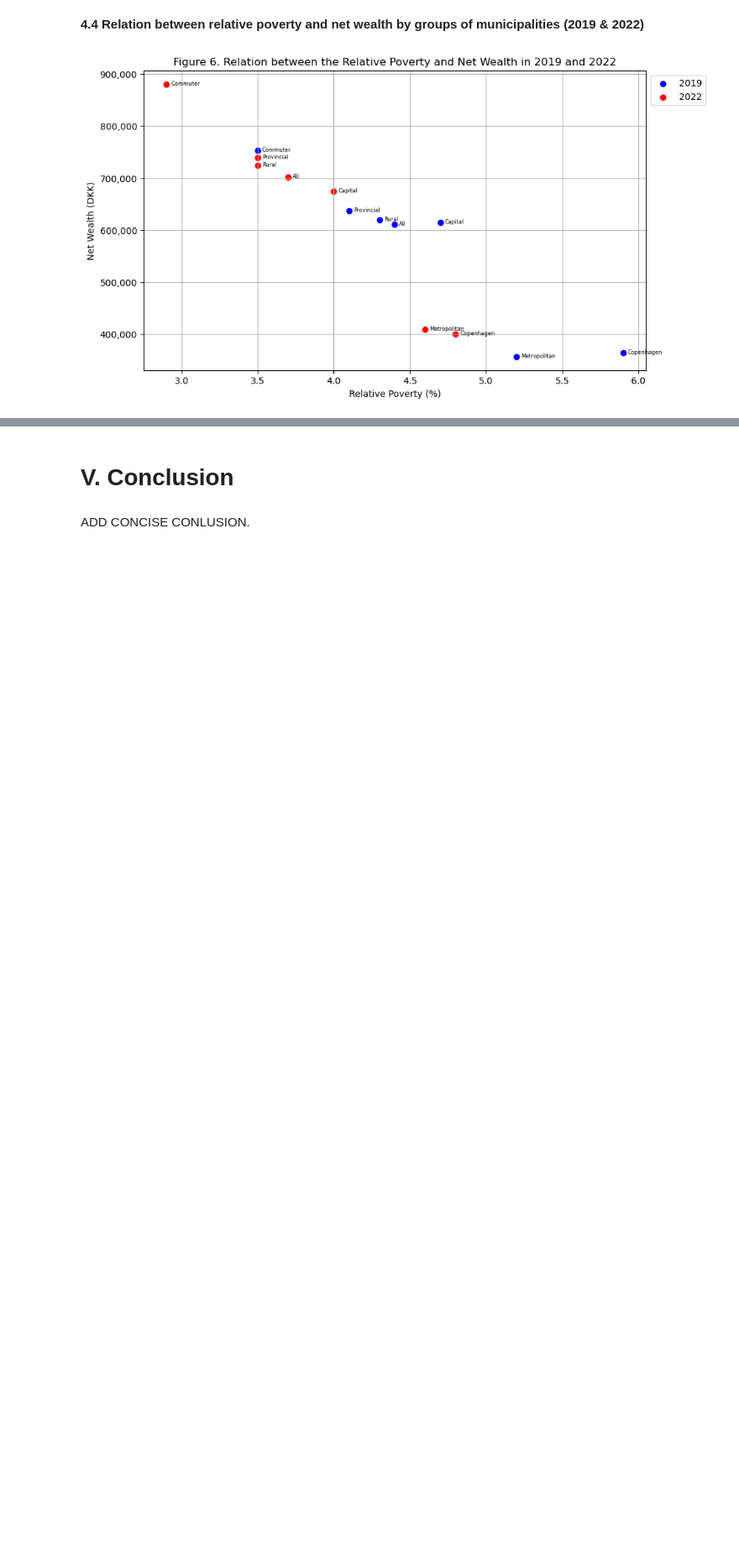
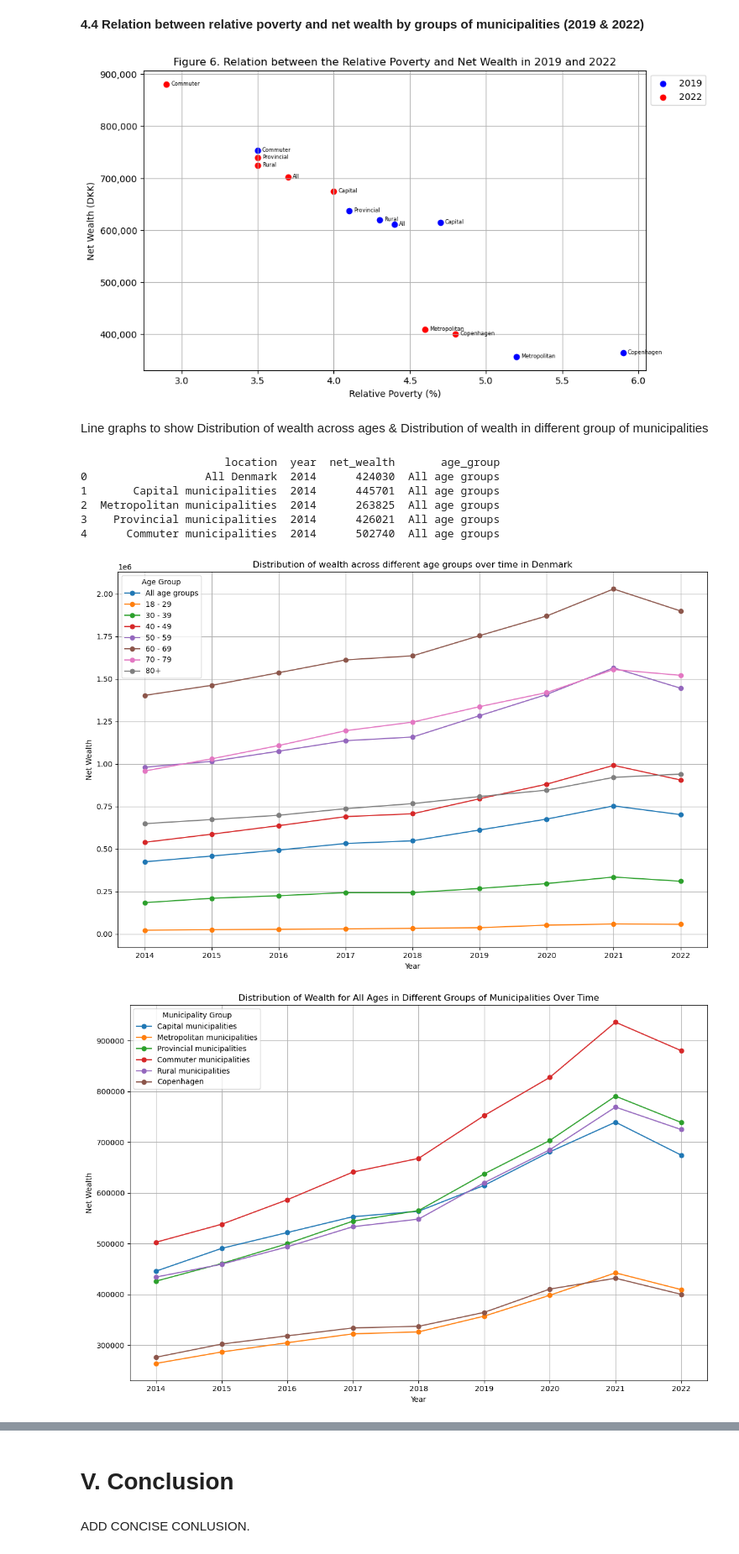
Before and after one commit to NumEconCopenhagen/projects-2024-petra-maritza-noah, a Jupyter notebook: dataproject/dataproject.ipynb, the cells around one changed output, grey strips where cells are left out. Shown at 84% size. Saved outputs shown, nothing was run; the diff lists cells and outputs as text; code cells hidden in the pictures; blank space fills up the shorter version.

Commit message:
Added my plots

```diff
--- a/dataproject/dataproject.ipynb
+++ b/dataproject/dataproject.ipynb
@@ -562,3 +559,83 @@ plt.legend(loc='upper left', bbox_to_anchor=(1, 1))
 plt.show()
 # %% [output]
 [figure]
+# %% [markdown]
+Line graphs to show Distribution of wealth across ages & Distribution of wealth in different group of municipalities
+# %%
+#Here we change rows and columns for easier visual analysis.
+nw_long = pd.melt(merged_nw_final, id_vars=['location'], var_name='year', value_name='net_wealth')
+nw_long
+
+# Perform the split operation and assign it to a temporary variable
+split_columns = nw_long['year'].str.split('_', expand=True)
+
+# Combine the last two parts for the 'age_group'
+split_columns['age_group'] = split_columns[1] + "_" + split_columns[2]
+
+# Now, assign the first part to 'year' and the combined part to 'age_group'
+nw_long['year'] = split_columns[0].astype(int)  # Convert 'year' to an integer
+nw_long['age_group'] = split_columns['age_group']
+
+# Create a dictionary to map the current 'age_group' values to the new names.
+age_group_renames = {
+    'nw_18': 'All age groups',
+    'nw_29': '18 - 29',
+    'nw_39': '30 - 39',
+    'nw_49': '40 - 49',
+    'nw_59': '50 - 59',
+    'nw_69': '60 - 69',
+    'nw_79': '70 - 79',
+    'nw_80': '80+'
+}
+
+# Update the 'age_group' column in the data for the most recent year.
+nw_long['age_group'] = nw_long['age_group'].replace(age_group_renames)
+
+# Check the DataFrame to ensure the changes are as expected
+print(nw_long.head())
+# %% [output]
+                      location  year  net_wealth       age_group
+0                  All Denmark  2014      424030  All age groups
+1       Capital municipalities  2014      445701  All age groups
+2  Metropolitan municipalities  2014      263825  All age groups
+3    Provincial municipalities  2014      426021  All age groups
+4      Commuter municipalities  2014      502740  All age groups
+# %%
+# First graph: Distribution of wealth across ages + time
+# Filter the DataFrame for 'All Denmark' to focus on age groups across the entire country
+nw_denmark = nw_long[nw_long['location'] == 'All Denmark']
+
+plt.figure(figsize=(12, 8))
+for age_group in nw_denmark['age_group'].unique():
+    # Select data for each age group
+    data = nw_denmark[nw_denmark['age_group'] == age_group]
+    plt.plot(data['year'], data['net_wealth'], marker='o', label=age_group)
+
+plt.title('Distribution of wealth across different age groups over time in Denmark')
+plt.xlabel('Year')
+plt.ylabel('Net Wealth')
+plt.legend(title='Age Group')
+plt.grid(True)
+plt.tight_layout()
+plt.show()
+
+# Second graph: Distribution of wealth in different groups of municipalities for all age groups
+# Filter for 'all age groups' across selected municipalities
+nw_age_18 = nw_long[(nw_long['location'] != 'All Denmark') & (nw_long['age_group'] == 'All age groups')]
+
+plt.figure(figsize=(12, 8))
+for location in nw_age_18['location'].unique():
+    # Select data for each municipality group
+    data = nw_age_18[nw_age_18['location'] == location]
+    plt.plot(data['year'], data['net_wealth'], marker='o', label=location)
+
+plt.title('Distribution of Wealth for All Ages in Different Groups of Municipalities Over Time')
+plt.xlabel('Year')
+plt.ylabel('Net Wealth')
+plt.legend(title='Municipality Group')
+plt.grid(True)
+plt.tight_layout()
+plt.show()
+# %% [output]
+[figure, added]
+[figure, added]
```
Also changed, not shown: parts of 6 cells of this notebook.
